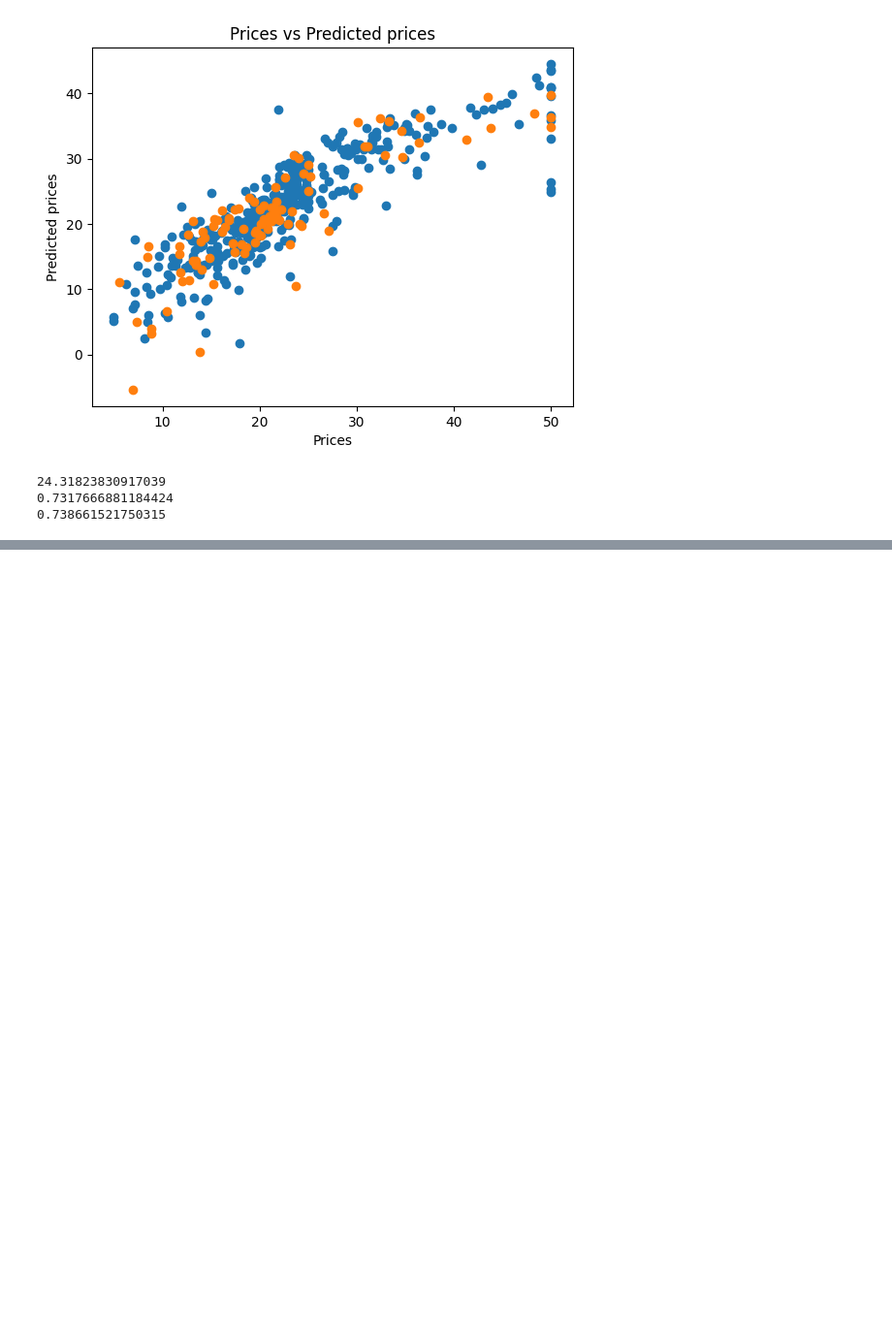
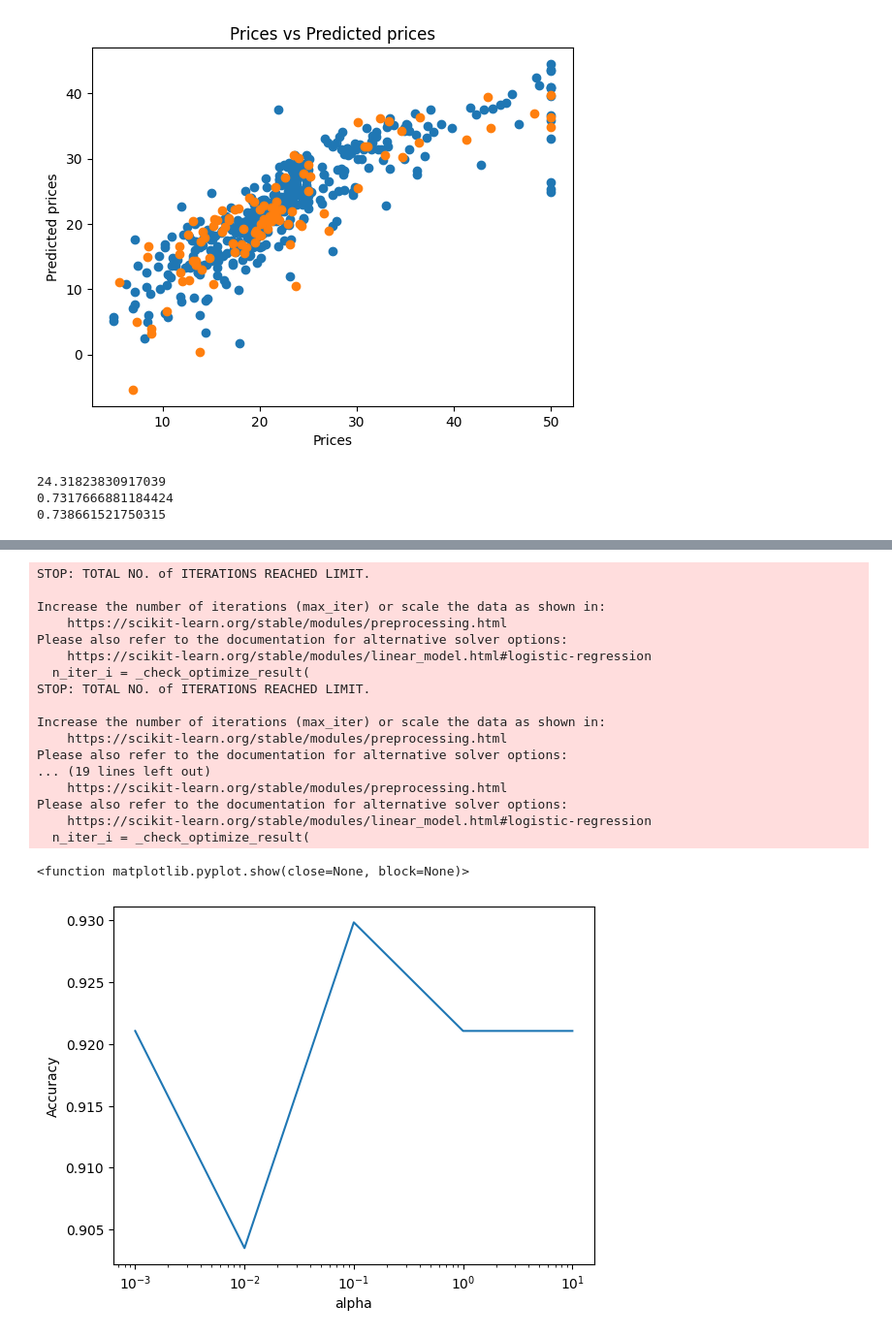
Before and after one commit to emilkastacherczak/Machine-Learning, a Jupyter notebook: Lab_4_ML.ipynb, the cells around one changed output, grey strips where cells are left out. Shown: that part at 97% size. Cells and saved outputs as stored; diff of their text form; code cells hidden in the pictures; blank space fills up the shorter version.

```diff
--- a/Lab_4_ML.ipynb
+++ b/Lab_4_ML.ipynb
@@ -161,0 +163,50 @@ plt.show
+# %%
+'''LOGISTIC REGRESSION'''
+
+from sklearn.metrics import accuracy_score
+from sklearn.datasets import load_breast_cancer
+from sklearn.linear_model import LogisticRegression
+data = load_breast_cancer()
+
+y = data.target
+X = data.data
+
+X_train, X_test, y_train, y_test = train_test_split(X, y, test_size=0.2, random_state=13)
+
+mse = []
+score = []
+accuracy = []
+for a in alpha:
+    model = LogisticRegression(random_state=0, penalty='l2', C=1/a).fit(X_train, y_train)
+    y_pred = model.predict(X_test)
+    y_train_pred = model.predict(X_train)
+    mse.append(np.mean((y_pred - y_test) ** 2))
+    score.append(model.score(X_test, y_test))
+    accuracy.append(accuracy_score(y_test, y_pred))
+
+plt.figure()
+plt.plot(alpha, accuracy)
+plt.xlabel('alpha')
+plt.ylabel('Accuracy')
+plt.xscale('log')
+plt.show
+# %% [output]
+STOP: TOTAL NO. of ITERATIONS REACHED LIMIT.
+
+Increase the number of iterations (max_iter) or scale the data as shown in:
+    https://scikit-learn.org/stable/modules/preprocessing.html
+Please also refer to the documentation for alternative solver options:
+    https://scikit-learn.org/stable/modules/linear_model.html#logistic-regression
+  n_iter_i = _check_optimize_result(
+STOP: TOTAL NO. of ITERATIONS REACHED LIMIT.
+
+Increase the number of iterations (max_iter) or scale the data as shown in:
+    https://scikit-learn.org/stable/modules/preprocessing.html
+Please also refer to the documentation for alternative solver options:
+... (19 lines left out)
+    https://scikit-learn.org/stable/modules/preprocessing.html
+Please also refer to the documentation for alternative solver options:
+    https://scikit-learn.org/stable/modules/linear_model.html#logistic-regression
+  n_iter_i = _check_optimize_result(
+<function matplotlib.pyplot.show(close=None, block=None)>
+[figure, added]
```
Also changed, not shown: parts of 4 cells of this notebook.
